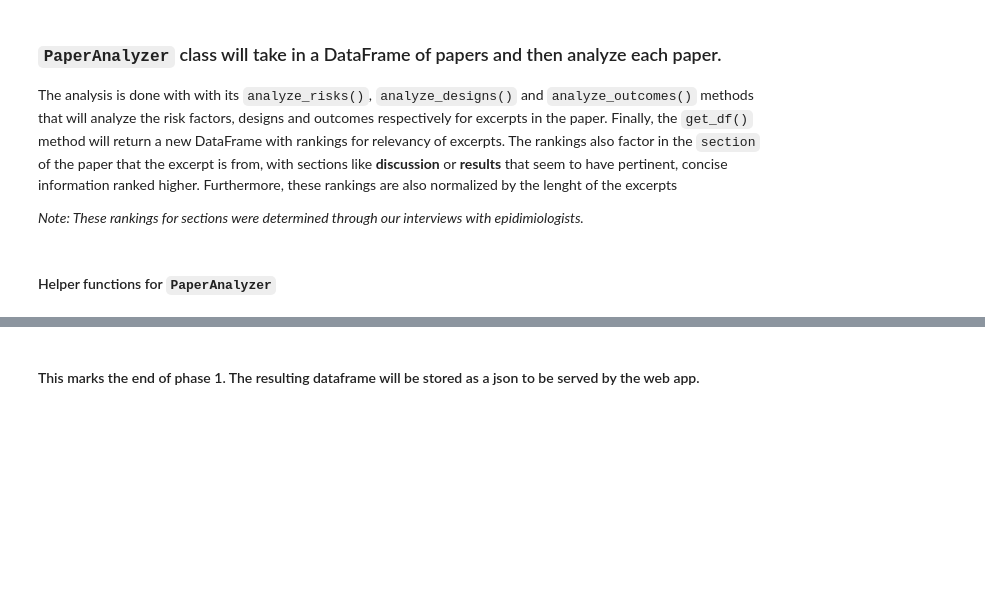
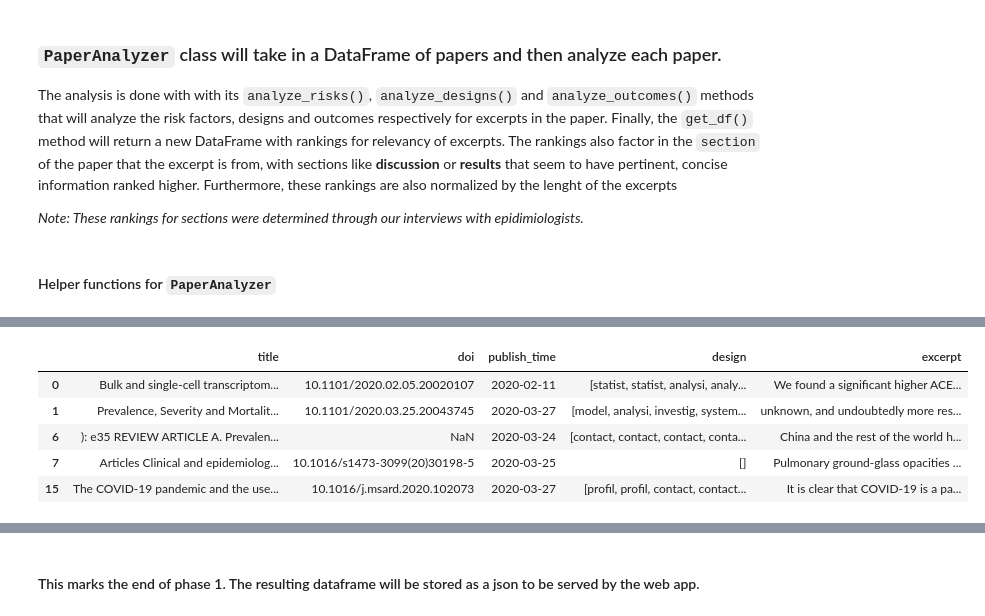
Before and after one commit to mahtablci1/Kaggle, a Jupyter notebook: notebooks/Risk Factor Analysis - Modularized.ipynb, the cells around one changed output, grey strips where cells are left out. Drawn from its saved outputs; the diff is of its cells as text; code cells hidden in the pictures; blank space fills up the shorter version.

```diff
--- a/notebooks/Risk Factor Analysis - Modularized.ipynb
+++ b/notebooks/Risk Factor Analysis - Modularized.ipynb
@@ -677,0 +737,11 @@ enriched_covid_df = covid_analysis.get_df()
+# %%
+# Here is a title-deduplicated version of the previous dataframe
+# Each paper will only appear once with its highest rated excerpt
+smoking_df.drop_duplicates('title', keep='first').reset_index(drop=True).head()
+# %% [output]
+|  | title | doi | publish_time | design | excerpt |
+| 0 | Bulk and single-cell transcriptom... | 10.1101/2020.02.05.20020107 | 2020-02-11 | [statist, statist, analysi, analy... | We found a significant higher ACE... |
+| 1 | Prevalence, Severity and Mortalit... | 10.1101/2020.03.25.20043745 | 2020-03-27 | [model, analysi, investig, system... | unknown, and undoubtedly more res... |
+| 6 | ): e35 REVIEW ARTICLE A. Prevalen... | NaN | 2020-03-24 | [contact, contact, contact, conta... | China and the rest of the world h... |
+| 7 | Articles Clinical and epidemiolog... | 10.1016/s1473-3099(20)30198-5 | 2020-03-25 | [] | Pulmonary ground-glass opacities ... |
+| 15 | The COVID-19 pandemic and the use... | 10.1016/j.msard.2020.102073 | 2020-03-27 | [profil, profil, contact, contact... | It is clear that COVID-19 is a pa... |
```
Also changed, not shown: parts of 43 cells of this notebook.
